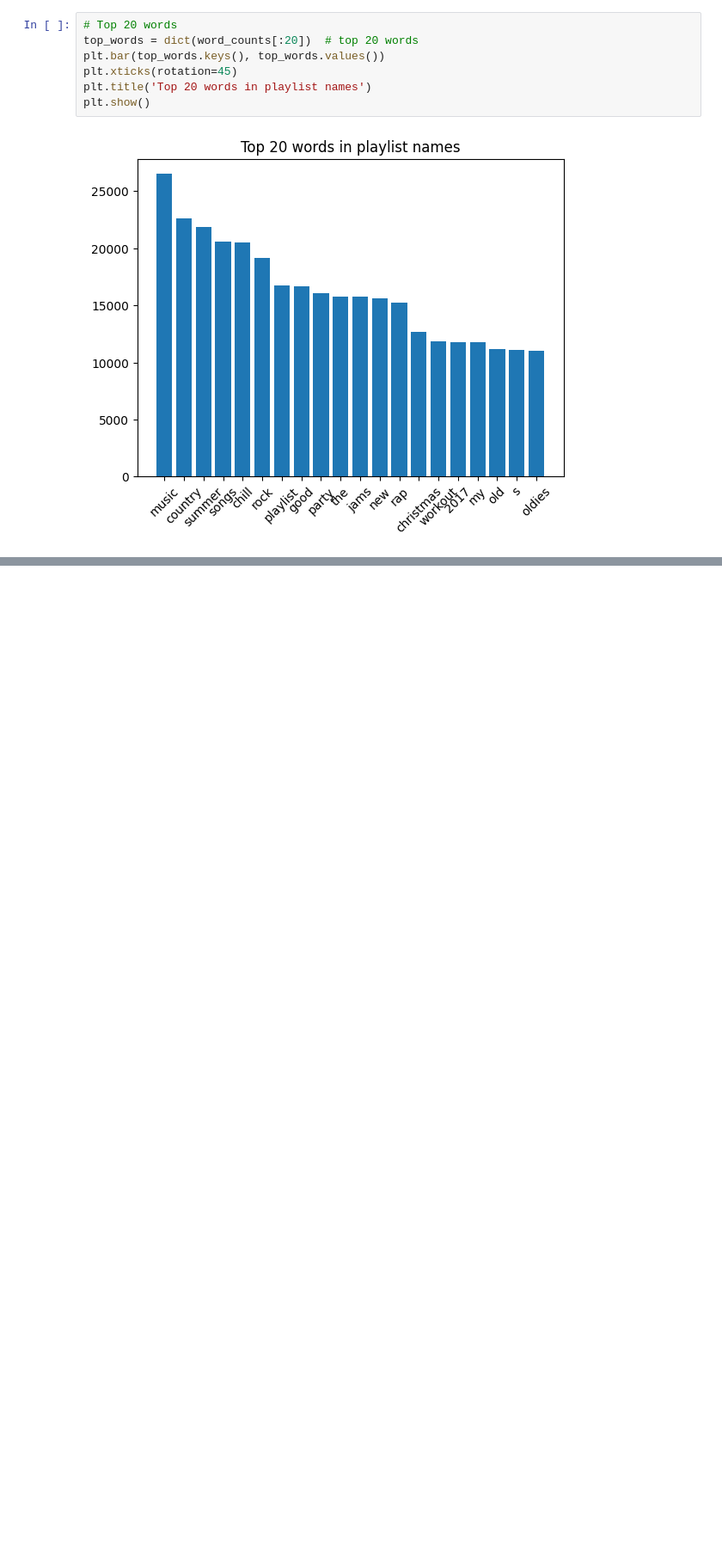
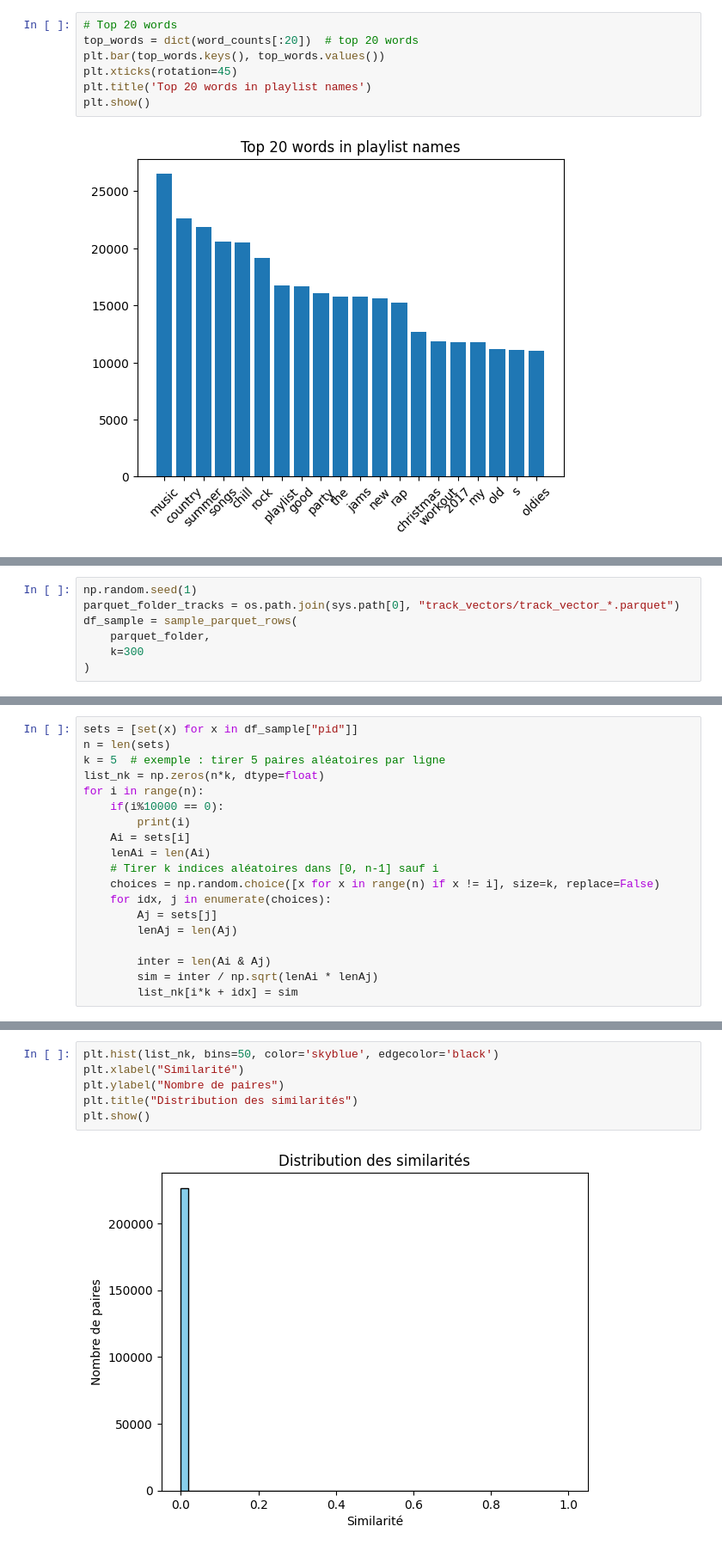
Before and after one commit to rmcvid/infoh600_projet, a Jupyter notebook: main.ipynb, the cells around one changed output, grey strips where cells are left out. Shown at 86% size. Drawn from its saved outputs; the diff is of its cells as text; blank space fills up the shorter version.

```diff
--- a/main.ipynb
+++ b/main.ipynb
@@ -744,0 +1040,7 @@ print(f"2 playlists random : {similar_playlists_using_tracks(9785,6325):.3f}")
+# %%
+np.random.seed(1)
+parquet_folder_tracks = os.path.join(sys.path[0], "track_vectors/track_vector_*.parquet")
+df_sample = sample_parquet_rows(
+    parquet_folder,
+    k=300
+)
@@ -744,0 +1063,19 @@ print(f"2 playlists random : {similar_playlists_using_tracks(9785,6325):.3f}")
+# %%
+sets = [set(x) for x in df_sample["pid"]]
+n = len(sets)
+k = 5  # exemple : tirer 5 paires aléatoires par ligne
+list_nk = np.zeros(n*k, dtype=float)
+for i in range(n):
+    if(i%10000 == 0):
+        print(i)
+    Ai = sets[i]
+    lenAi = len(Ai)
+    # Tirer k indices aléatoires dans [0, n-1] sauf i
+    choices = np.random.choice([x for x in range(n) if x != i], size=k, replace=False)
+    for idx, j in enumerate(choices):
+        Aj = sets[j]
+        lenAj = len(Aj)
+
+        inter = len(Ai & Aj)
+        sim = inter / np.sqrt(lenAi * lenAj)
+        list_nk[i*k + idx] = sim
@@ -744,0 +1100,8 @@ print(f"2 playlists random : {similar_playlists_using_tracks(9785,6325):.3f}")
+# %%
+plt.hist(list_nk, bins=50, color='skyblue', edgecolor='black')
+plt.xlabel("Similarité")
+plt.ylabel("Nombre de paires")
+plt.title("Distribution des similarités")
+plt.show()
+# %% [output]
+[figure, added]
```
Also changed, not shown: parts of 117 cells of this notebook, 2 other files.
